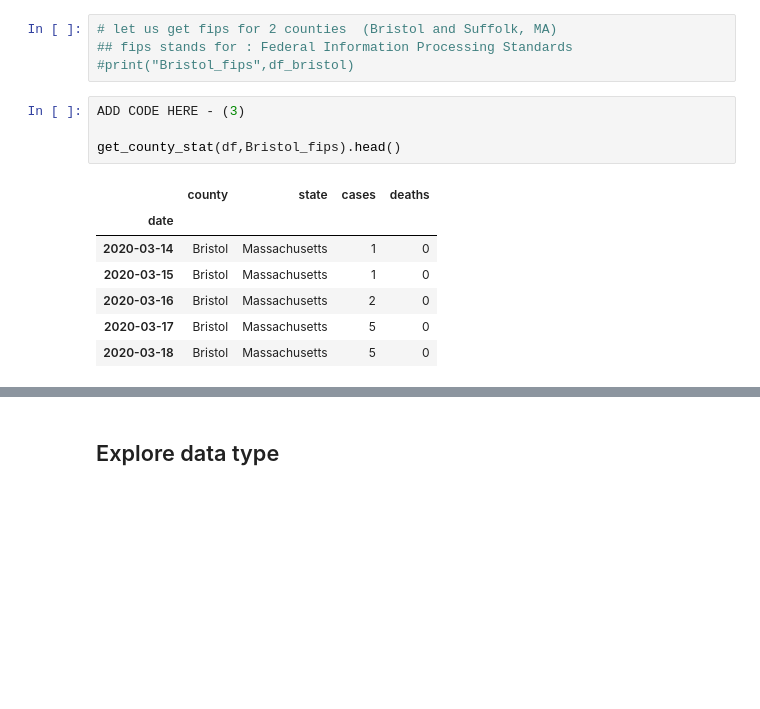
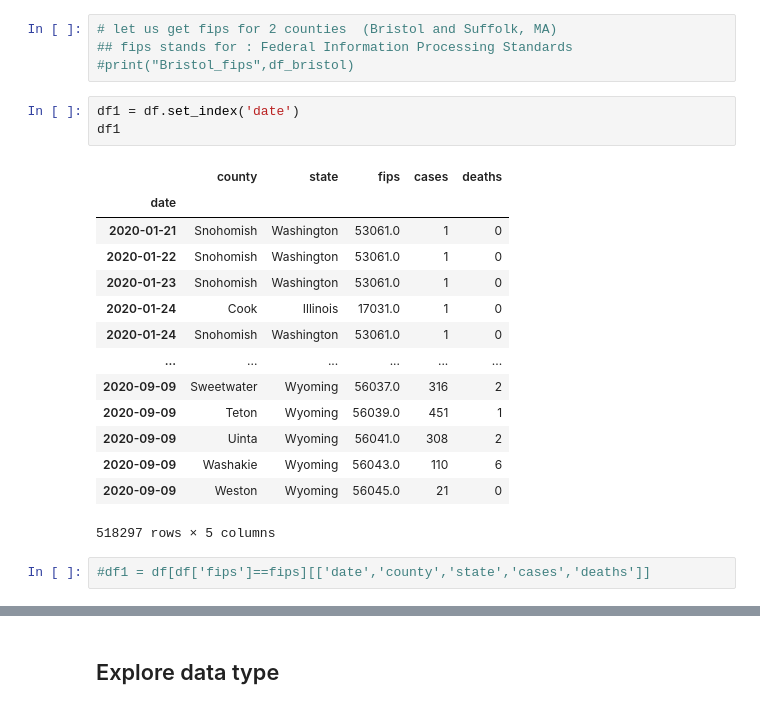
Before and after one commit to ANDOOR/DataVizFall2020_Colab, a Jupyter notebook: Class_Activity_Lec03.ipynb, the cells around one changed output, grey strips where cells are left out. Cells and saved outputs as stored; diff of their text form; blank space fills up the shorter version.

```diff
--- a/Class_Activity_Lec03.ipynb
+++ b/Class_Activity_Lec03.ipynb
@@ -53,15 +60,23 @@ Suffolk_fips = 25025.0
 # let us get fips for 2 counties  (Bristol and Suffolk, MA)
 ## fips stands for : Federal Information Processing Standards
 #print("Bristol_fips",df_bristol)
-# %%
-ADD CODE HERE - (3)
-
-get_county_stat(df,Bristol_fips).head()
-# %% [output]
-|  | county | state | cases | deaths |
-| date |  |  |  |  |
-| 2020-03-14 | Bristol | Massachusetts | 1 | 0 |
-| 2020-03-15 | Bristol | Massachusetts | 1 | 0 |
-| 2020-03-16 | Bristol | Massachusetts | 2 | 0 |
-| 2020-03-17 | Bristol | Massachusetts | 5 | 0 |
-| 2020-03-18 | Bristol | Massachusetts | 5 | 0 |
+# %%
+df1 = df.set_index('date')
+df1
+# %% [output]
+|  | county | state | fips | cases | deaths |
+| date |  |  |  |  |  |
+| 2020-01-21 | Snohomish | Washington | 53061.0 | 1 | 0 |
+| 2020-01-22 | Snohomish | Washington | 53061.0 | 1 | 0 |
+| 2020-01-23 | Snohomish | Washington | 53061.0 | 1 | 0 |
+| 2020-01-24 | Cook | Illinois | 17031.0 | 1 | 0 |
+| 2020-01-24 | Snohomish | Washington | 53061.0 | 1 | 0 |
+| ... | ... | ... | ... | ... | ... |
+| 2020-09-09 | Sweetwater | Wyoming | 56037.0 | 316 | 2 |
+| 2020-09-09 | Teton | Wyoming | 56039.0 | 451 | 1 |
+| 2020-09-09 | Uinta | Wyoming | 56041.0 | 308 | 2 |
+| 2020-09-09 | Washakie | Wyoming | 56043.0 | 110 | 6 |
+| 2020-09-09 | Weston | Wyoming | 56045.0 | 21 | 0 |
+518297 rows × 5 columns
+# %%
+#df1 = df[df['fips']==fips][['date','county','state','cases','deaths']]
```
Also changed, not shown: parts of 2 cells of this notebook.
